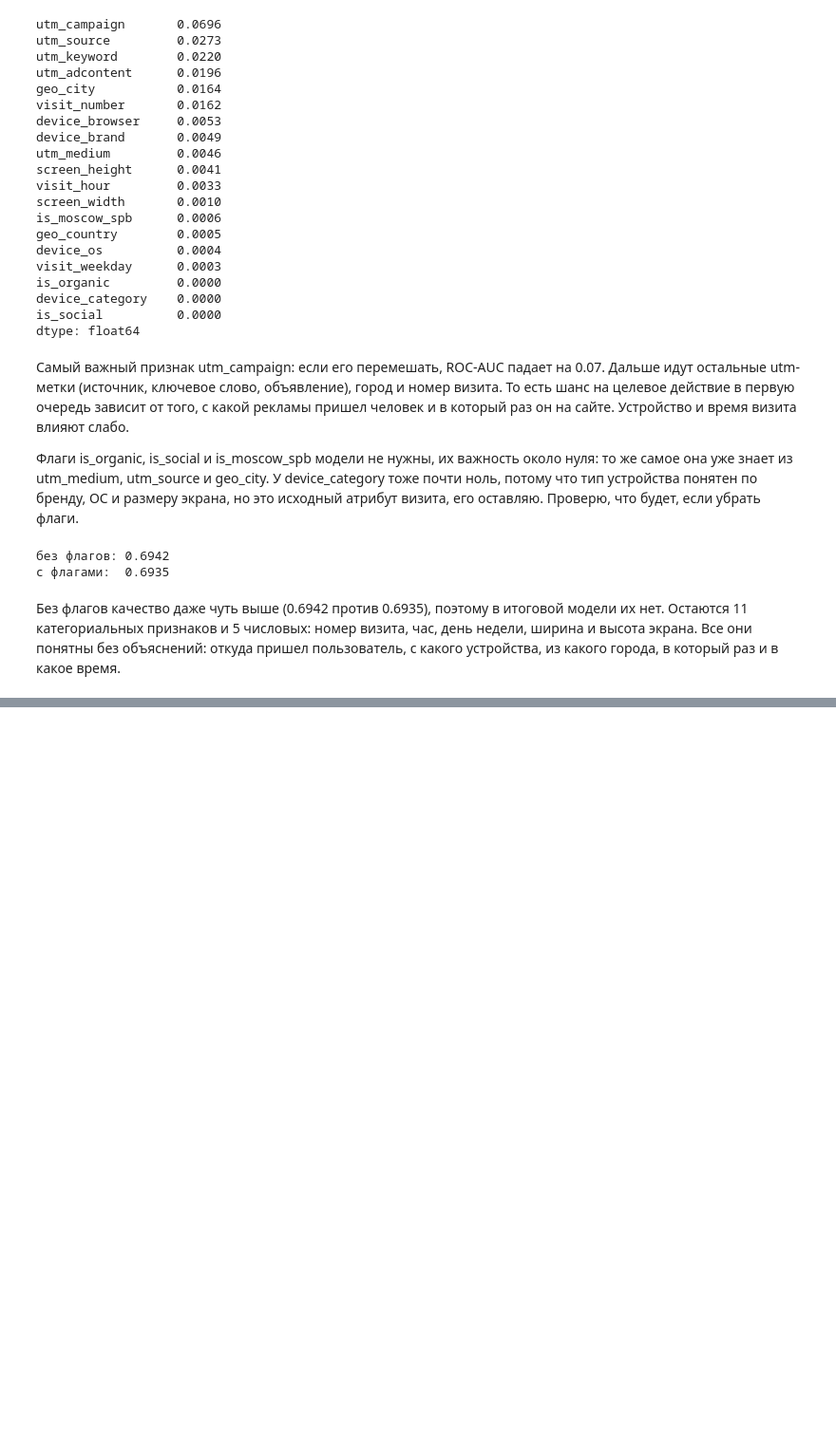
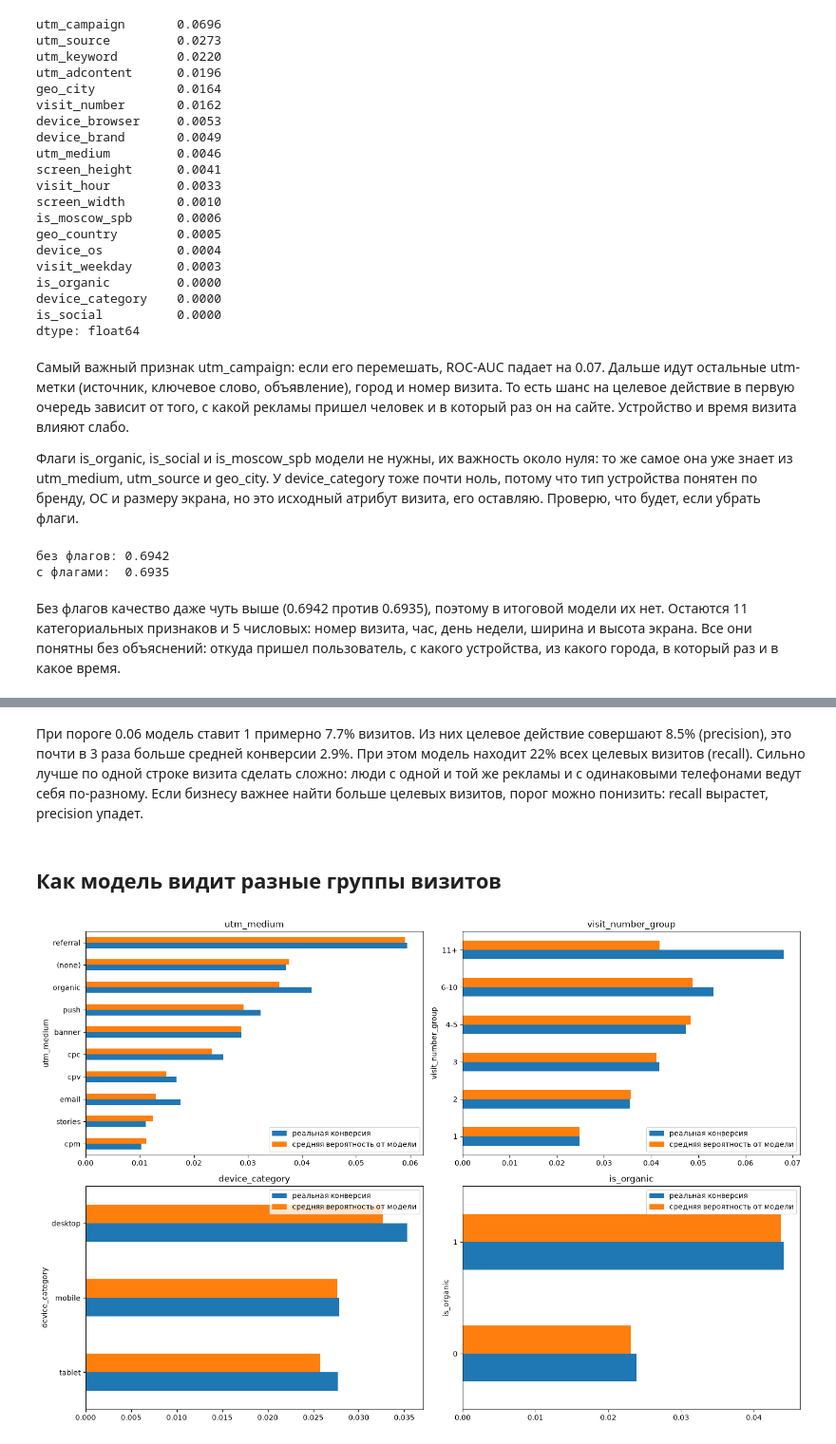
Before and after one commit to Alikonchik-Kaedahara/sber_auto_subscription, a Jupyter notebook: 02_model.ipynb, the cells around one changed output, grey strips where cells are left out. Shown at 95% size. Saved outputs shown, nothing was run; the diff lists cells and outputs as text; code cells hidden in the pictures; blank space fills up the shorter version.

```diff
--- a/02_model.ipynb
+++ b/02_model.ipynb
@@ -370,0 +440,25 @@ print('с флагами: ', round(auc_full, 4))
+# %% [markdown]
+При пороге 0.06 модель ставит 1 примерно 7.7% визитов. Из них целевое действие совершают 8.5% (precision), это почти в 3 раза больше средней конверсии 2.9%. При этом модель находит 22% всех целевых визитов (recall). Сильно лучше по одной строке визита сделать сложно: люди с одной и той же рекламы и с одинаковыми телефонами ведут себя по-разному. Если бизнесу важнее найти больше целевых визитов, порог можно понизить: recall вырастет, precision упадет.
+# %% [markdown]
+## Как модель видит разные группы визитов
+# %%
+# как меняется предсказанная вероятность в зависимости от признаков, понятных маркетологу
+X_show = X_test.copy()
+X_show['target'] = y_test
+X_show['proba'] = test_proba
+X_show['visit_number_group'] = pd.cut(X_show['visit_number'], [0, 1, 2, 3, 5, 10, 10000],
+                                      labels=['1', '2', '3', '4-5', '6-10', '11+'])
+
+fig, axes = plt.subplots(2, 2, figsize=(15, 10))
+for ax, col in zip(axes.flatten(), ['utm_medium', 'visit_number_group', 'device_category', 'is_organic']):
+    top = X_show[col].value_counts().index[:10]
+    part = X_show[X_show[col].isin(top)].groupby(col, observed=True)[['target', 'proba']].mean()
+    if col != 'visit_number_group':
+        part = part.sort_values('proba')
+    part.plot(kind='barh', ax=ax)
+    ax.set_title(col)
+    ax.legend(['реальная конверсия', 'средняя вероятность от модели'], loc='best')
+plt.tight_layout()
+plt.show()
+# %% [output]
+[figure, added]
```
Also changed, not shown: parts of 8 cells of this notebook.
